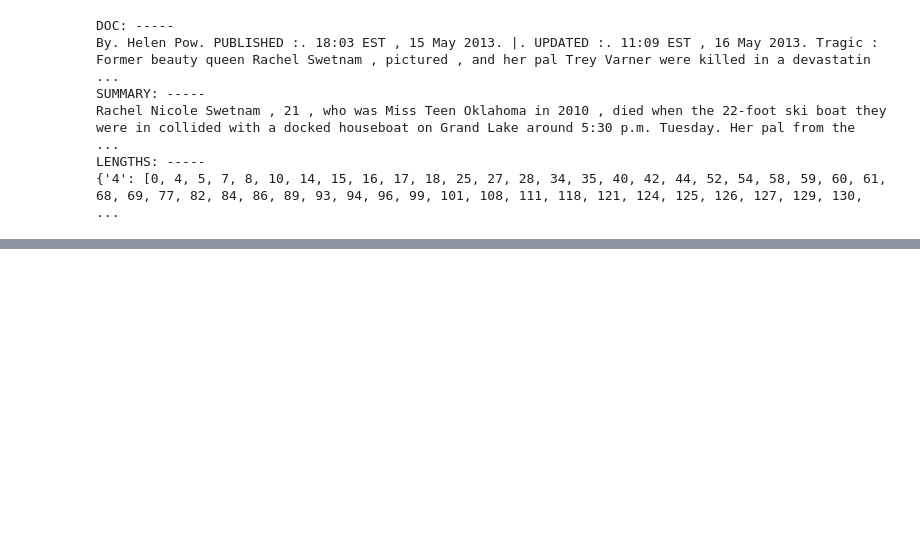
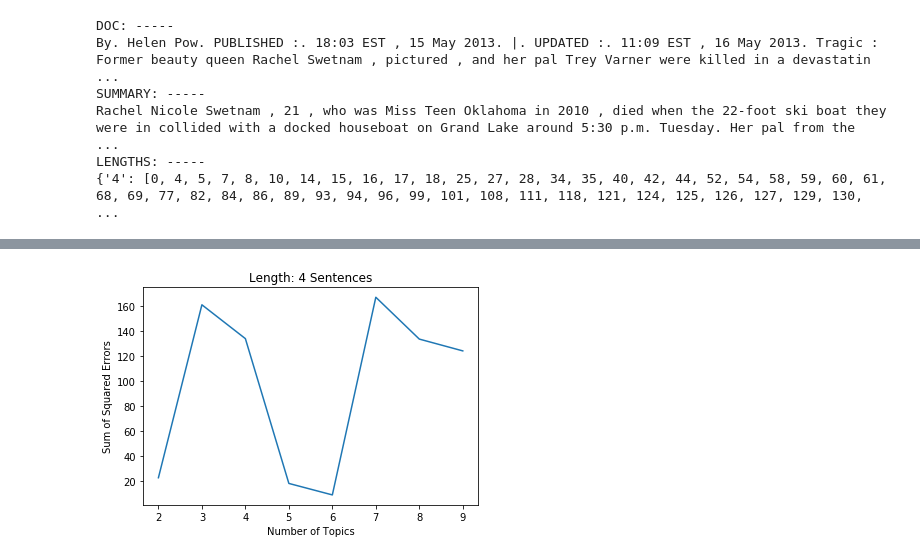
Before and after one commit to ZhaiResearchGroup/TopicSummaryViz, a Jupyter notebook: Visualizations.ipynb, the cells around one changed output, grey strips where cells are left out. Cells and saved outputs as stored; diff of their text form; code cells hidden in the pictures; blank space fills up the shorter version.

```diff
--- a/Visualizations.ipynb
+++ b/Visualizations.ipynb
@@ -123,0 +124,4 @@ plot_topic_range_error('2', np.arange(1, 10), summary_lengths, documents, summar
+# %%
+plot_topic_range_error('4', np.arange(2, 10), summary_lengths, documents, summaries)
+# %% [output]
+[figure, added]
```
Also changed, not shown: parts of 4 cells of this notebook.
